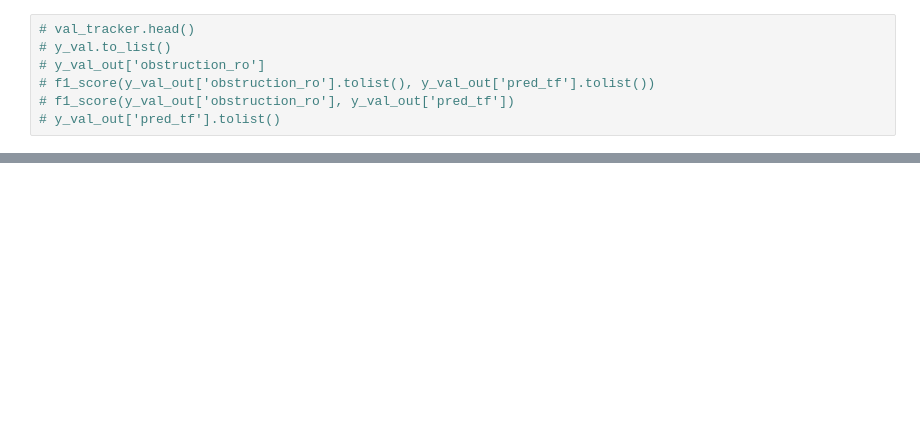
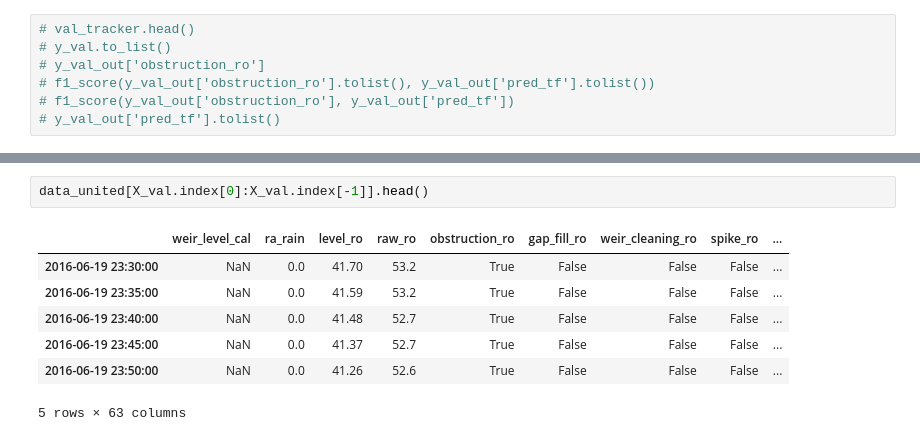
Before and after one commit to gmcginnis/info-698-capstone, a Jupyter notebook: 02_split.ipynb, the cells around one changed output, grey strips where cells are left out. Drawn from its saved outputs; the diff is of its cells as text; blank space fills up the shorter version.

```diff
--- a/02_split.ipynb
+++ b/02_split.ipynb
@@ -642,0 +655,10 @@ plt.show()
+# %%
+data_united[X_val.index[0]:X_val.index[-1]].head()
+# %% [output]
+|  | weir_level_cal | ra_rain | level_ro | raw_ro | obstruction_ro | gap_fill_ro | weir_cleaning_ro | spike_ro | ... |
+| 2016-06-19 23:30:00 | NaN | 0.0 | 41.70 | 53.2 | True | False | False | False | ... |
+| 2016-06-19 23:35:00 | NaN | 0.0 | 41.59 | 53.2 | True | False | False | False | ... |
+| 2016-06-19 23:40:00 | NaN | 0.0 | 41.48 | 52.7 | True | False | False | False | ... |
+| 2016-06-19 23:45:00 | NaN | 0.0 | 41.37 | 52.7 | True | False | False | False | ... |
+| 2016-06-19 23:50:00 | NaN | 0.0 | 41.26 | 52.6 | True | False | False | False | ... |
+5 rows × 63 columns
```
Also changed, not shown: parts of 21 cells of this notebook.
